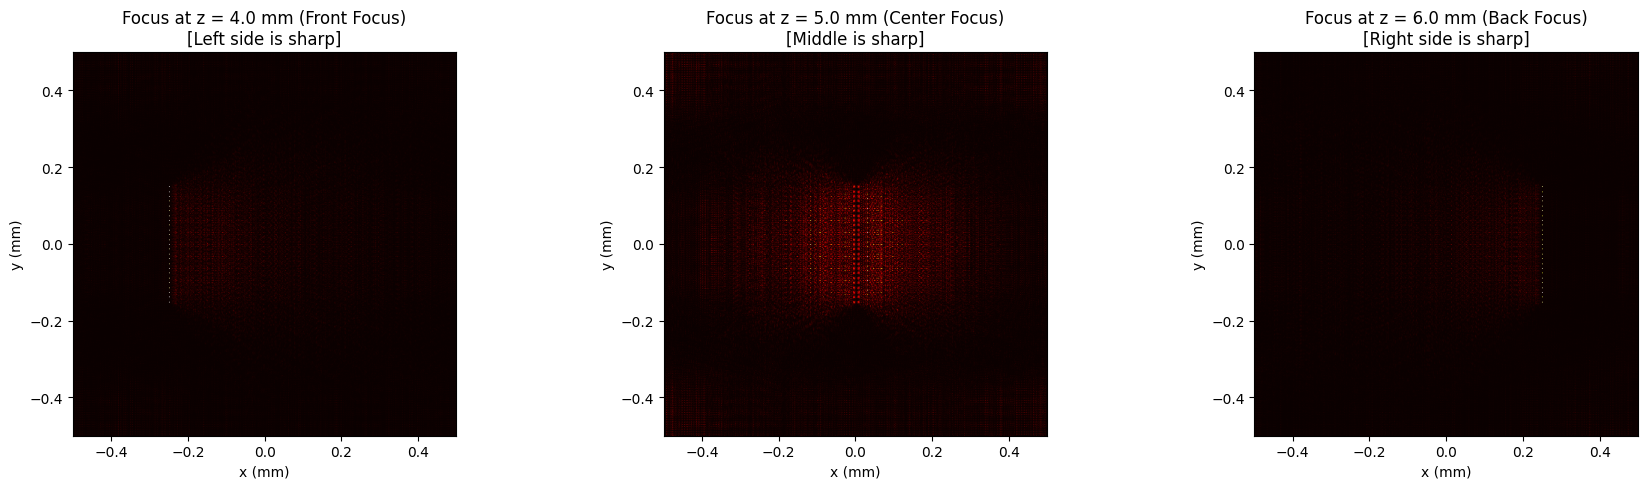
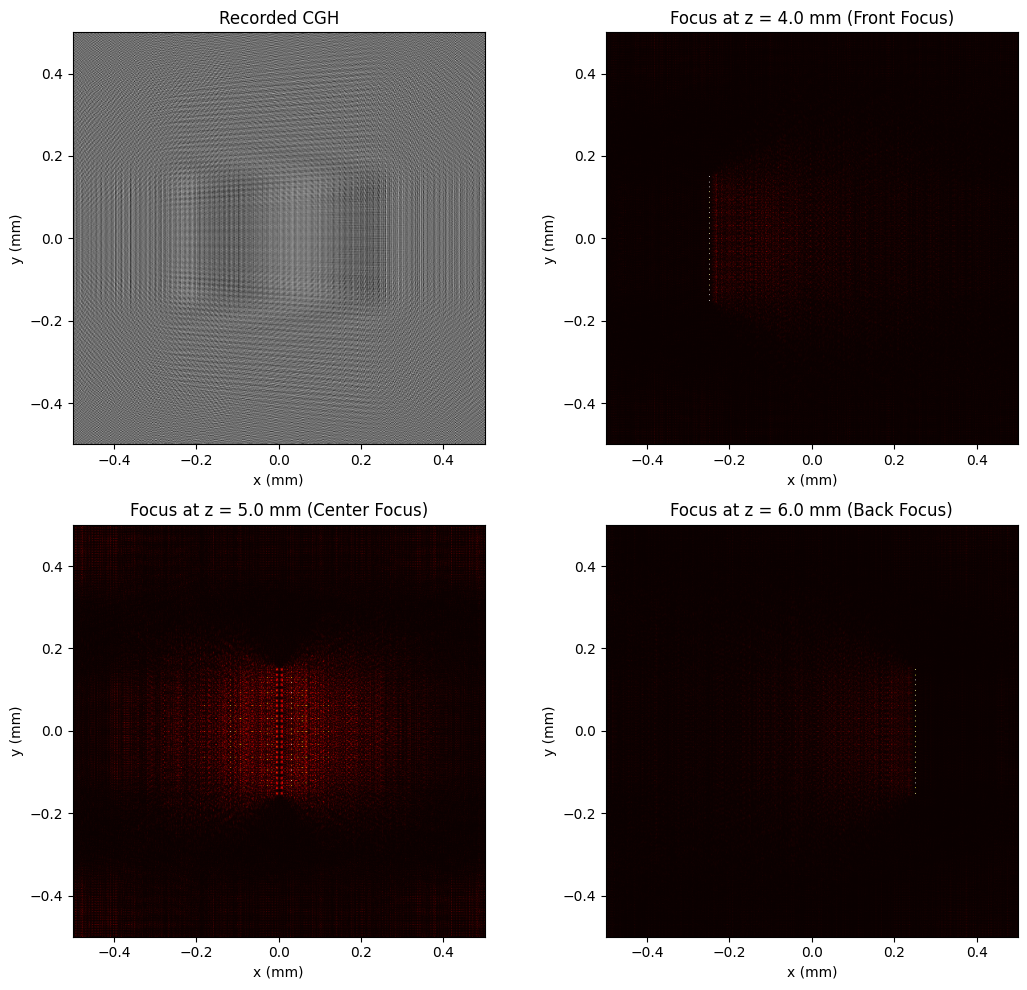
Code edit (unified diff) that turned the first committed figure into the second:
--- before
+++ after
@@ -82,24 +82,31 @@
 # 5. 結果のプロット
 
-plt.figure(figsize=(18, 5))
+plt.figure(figsize=(11, 10))  # 縦横比を正方形に近づける
 
-# Plot 1: z = 4.0 mm で再生（左側をフォーカス、右側に向けて綺麗にボケる）
-plt.subplot(1, 3, 1)
-plt.imshow(intensity_4mm / np.max(intensity_4mm), extent=[-L*1e3/2, L*1e3/2, -L*1e3/2, L*1e3/2], cmap='hot')
-plt.title("Focus at z = 4.0 mm ")
+# 1. CGH
+plt.subplot(2, 2, 1)
+plt.imshow(I_hologram_real, extent=[-L*1e3/2, L*1e3/2, -L*1e3/2, L*1e3/2], cmap='gray')
+plt.title("Recorded CGH", fontsize=12)
 plt.xlabel("x (mm)")
 plt.ylabel("y (mm)")
 
-# Plot 2: z = 5.0 mm で再生（中央をフォーカス、左右に向かって対称にボケる）
-plt.subplot(1, 3, 2)
-plt.imshow(intensity_5mm / np.max(intensity_5mm), extent=[-L*1e3/2, L*1e3/2, -L*1e3/2, L*1e3/2], cmap='hot')
-plt.title("Focus at z = 5.0 mm ")
+# 2. z = 4.0 mm
+plt.subplot(2, 2, 2)
+plt.imshow(intensity_4mm / np.max(intensity_4mm), extent=[-L*1e3/2, L*1e3/2, -L*1e3/2, L*1e3/2], cmap='hot')
+plt.title("Focus at z = 4.0 mm (Front Focus)", fontsize=12)
 plt.xlabel("x (mm)")
 plt.ylabel("y (mm)")
 
-# Plot 3: z = 6.0 mm で再生（右側をフォーカス、左側に向けて綺麗にボケる）
-plt.subplot(1, 3, 3)
+# 3. z = 5.0 mm
+plt.subplot(2, 2, 3)
+plt.imshow(intensity_5mm / np.max(intensity_5mm), extent=[-L*1e3/2, L*1e3/2, -L*1e3/2, L*1e3/2], cmap='hot')
+plt.title("Focus at z = 5.0 mm (Center Focus)", fontsize=12)
+plt.xlabel("x (mm)")
+plt.ylabel("y (mm)")
+
+# 4. z = 6.0 mm
+plt.subplot(2, 2, 4)
 plt.imshow(intensity_6mm / np.max(intensity_6mm), extent=[-L*1e3/2, L*1e3/2, -L*1e3/2, L*1e3/2], cmap='hot')
-plt.title("Focus at z = 6.0 mm ")
+plt.title("Focus at z = 6.0 mm (Back Focus)", fontsize=12)
 plt.xlabel("x (mm)")
 plt.ylabel("y (mm)")

Commit: Colab を使用して作成されました